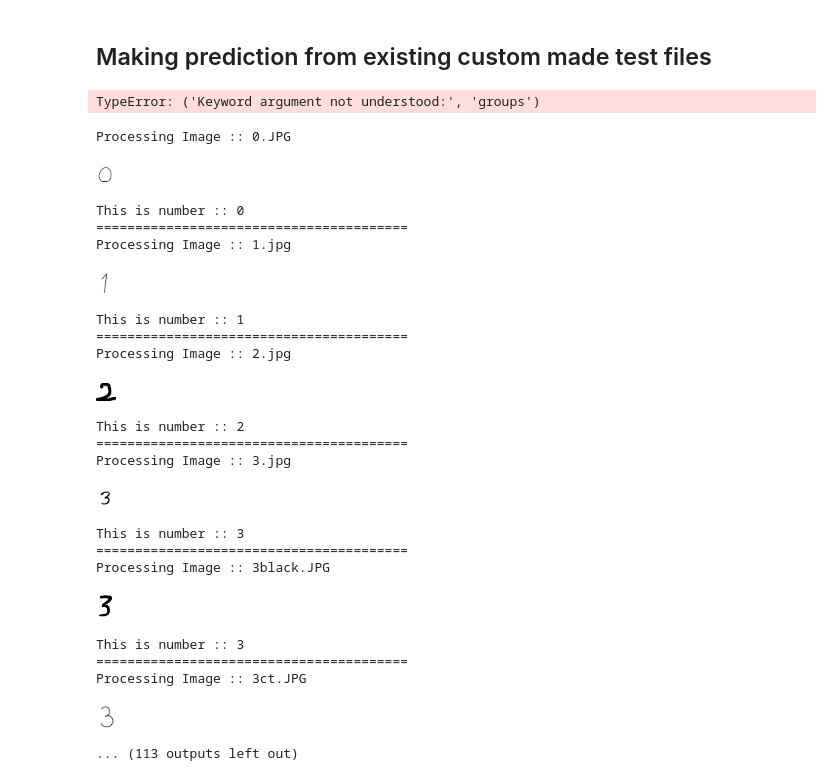
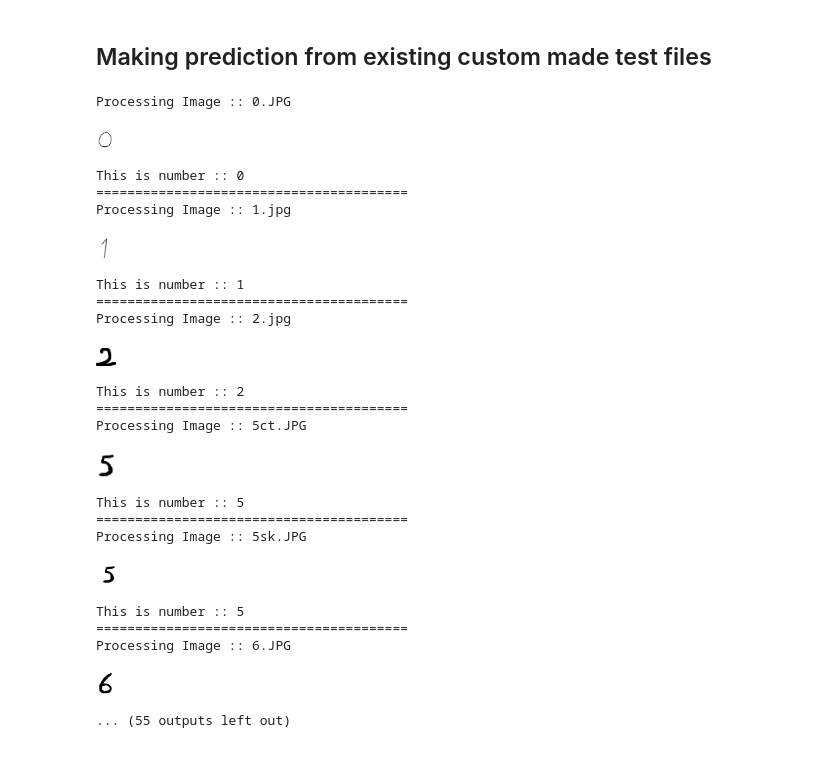
Before and after one commit to henryle-n/Handwriting-Prediction-Tensorflow2, a Jupyter notebook: OLD/Test-Trained-CNN-Blocks.ipynb, the cells around one changed output. Drawn from its saved outputs; the diff is of its cells as text; code cells hidden in the pictures.

```diff
--- a/OLD/Test-Trained-CNN-Blocks.ipynb
+++ b/OLD/Test-Trained-CNN-Blocks.ipynb
@@ -40,12 +40,10 @@ from tensorflow.keras.preprocessing import image as image_processing
 from IPython.display import Image as img_show
 # %%
 # load the trained model
-model = load_model("./Trained_Model/final_model.h5")
+model = load_model("../Trained_Model/final_model.h5")
 
 # recompile the model
 model.compile(optimizer = 'adam', loss = 'binary_crossentropy', metrics = ['accuracy'])
-# %% [output]
-TypeError: ('Keyword argument not understood:', 'groups')
 # %%
 # define some colors for print-function
 red = '\033[31m'
@@ -85,40 +90,40 @@ def img_predict (img_path):
     return print(f"This is number :: {red}{bolt}{prediction[0]}{nc}\n{('=')*40}")
 # %%
 # create a list of all picture path inside test image folder
-base_path = "./images/test-img/"
+base_path = "../images/test-img/"
 img_list = [base_path + img for img in listdir(base_path) if isfile(join(base_path, img))]
 
 # looping thru each img and make prediction
 st_time = time()
 for ea_iter in tf.range(len(img_list)):
     ea_iter = tf.cast(ea_iter, tf.int64)
     img_predict(img_list[ea_iter])
 total_time = time() - st_time
 print (f'Total Prediction Run Time :: {round(total_time, 3)} seconds || {len(img_list)} images')
 # %% [output]
 Processing Image :: 0.JPG
 [figure]
 This is number :: 0
 ========================================
 Processing Image :: 1.jpg
 [figure]
 This is number :: 1
 ========================================
 Processing Image :: 2.jpg
 [figure]
 This is number :: 2
 ========================================
-Processing Image :: 3.jpg
+Processing Image :: 5ct.JPG
-[figure, old version]
+[figure, new version]
-This is number :: 3
+This is number :: 5
 ========================================
-Processing Image :: 3black.JPG
+Processing Image :: 5sk.JPG
-[figure, old version]
+[figure, new version]
-This is number :: 3
+This is number :: 5
 ========================================
-Processing Image :: 3ct.JPG
+Processing Image :: 6.JPG
-[figure, old version]
+[figure, new version]
-... (113 outputs left out)
+... (55 outputs left out)
 # %% [markdown]
 ### Henry Le, 07/17/2020 ::
 
```
Also changed, not shown: parts of 7 cells of this notebook, 50 other files.
